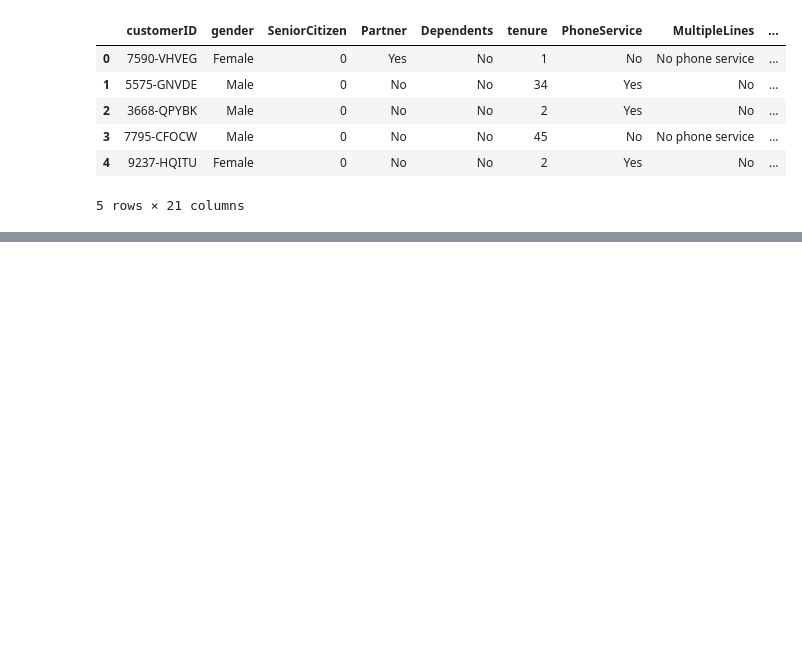
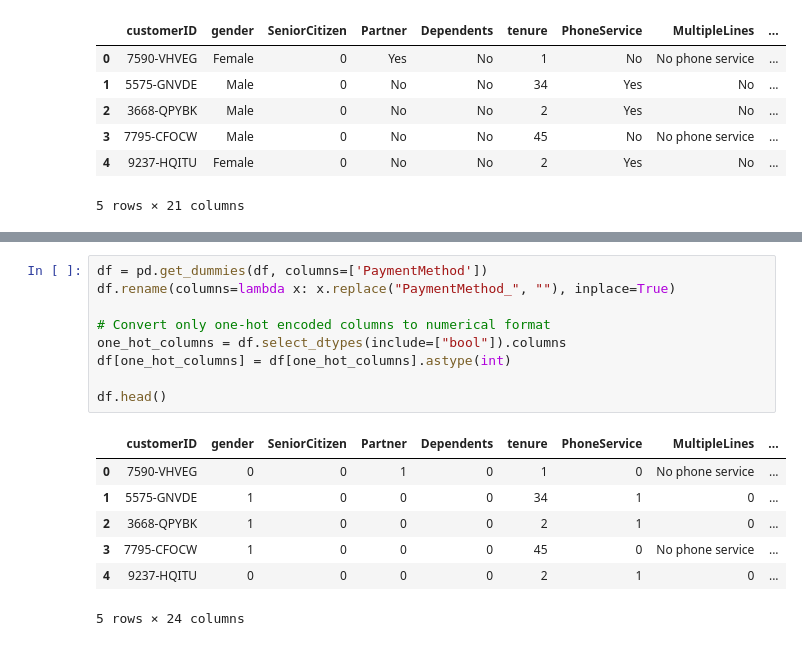
Before and after one commit to CarlaZdravkovicHugod/churn_model, a Jupyter notebook: src/dataprep.ipynb, the cells around one changed output, grey strips where cells are left out. Cells and saved outputs as stored; diff of their text form; blank space fills up the shorter version.

```diff
--- a/src/dataprep.ipynb
+++ b/src/dataprep.ipynb
@@ -24,0 +57,17 @@ df.head()
+# %%
+df = pd.get_dummies(df, columns=['PaymentMethod'])
+df.rename(columns=lambda x: x.replace("PaymentMethod_", ""), inplace=True)
+
+# Convert only one-hot encoded columns to numerical format
+one_hot_columns = df.select_dtypes(include=["bool"]).columns
+df[one_hot_columns] = df[one_hot_columns].astype(int)
+
+df.head()
+# %% [output]
+|  | customerID | gender | SeniorCitizen | Partner | Dependents | tenure | PhoneService | MultipleLines | ... |
+| 0 | 7590-VHVEG | 0 | 0 | 1 | 0 | 1 | 0 | No phone service | ... |
+| 1 | 5575-GNVDE | 1 | 0 | 0 | 0 | 34 | 1 | 0 | ... |
+| 2 | 3668-QPYBK | 1 | 0 | 0 | 0 | 2 | 1 | 0 | ... |
+| 3 | 7795-CFOCW | 1 | 0 | 0 | 0 | 45 | 0 | No phone service | ... |
+| 4 | 9237-HQITU | 0 | 0 | 0 | 0 | 2 | 1 | 0 | ... |
+5 rows × 24 columns
```
Also changed, not shown: parts of 7 cells of this notebook, 2 other files.
